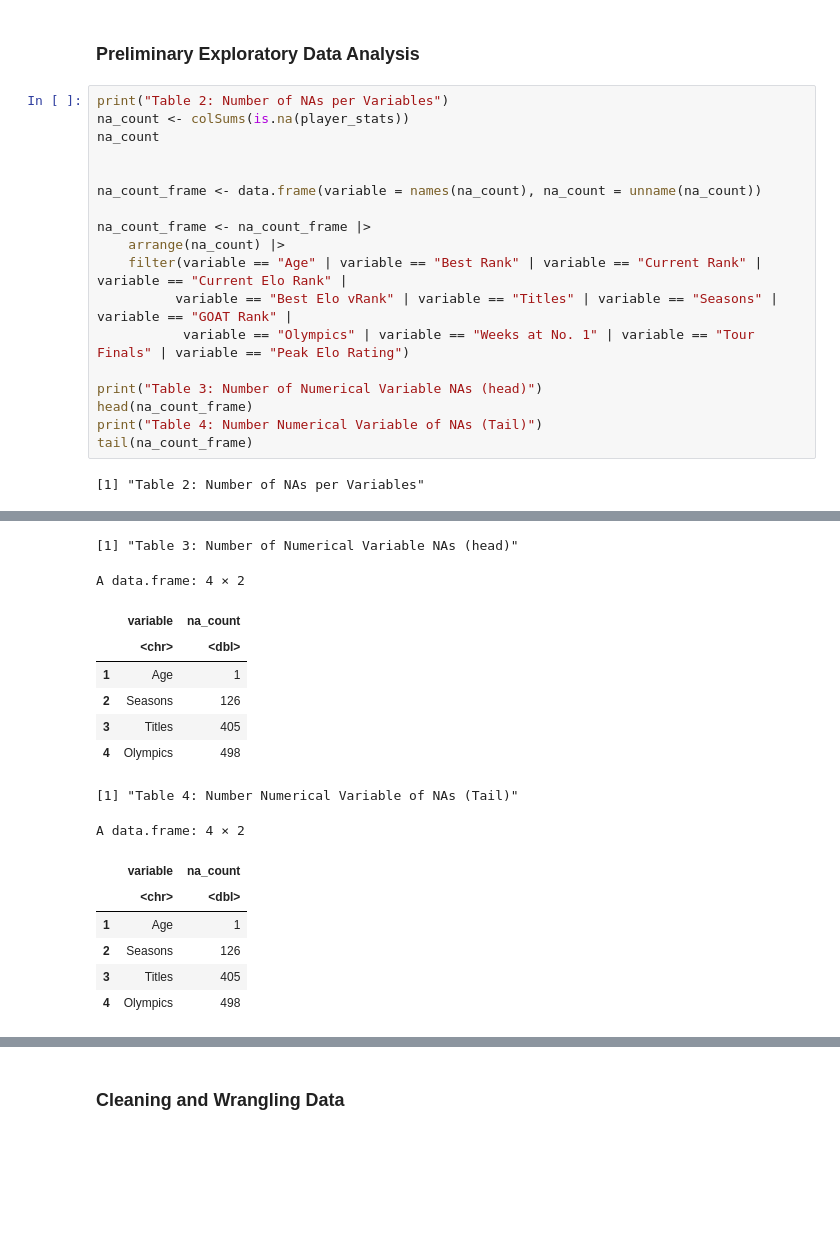
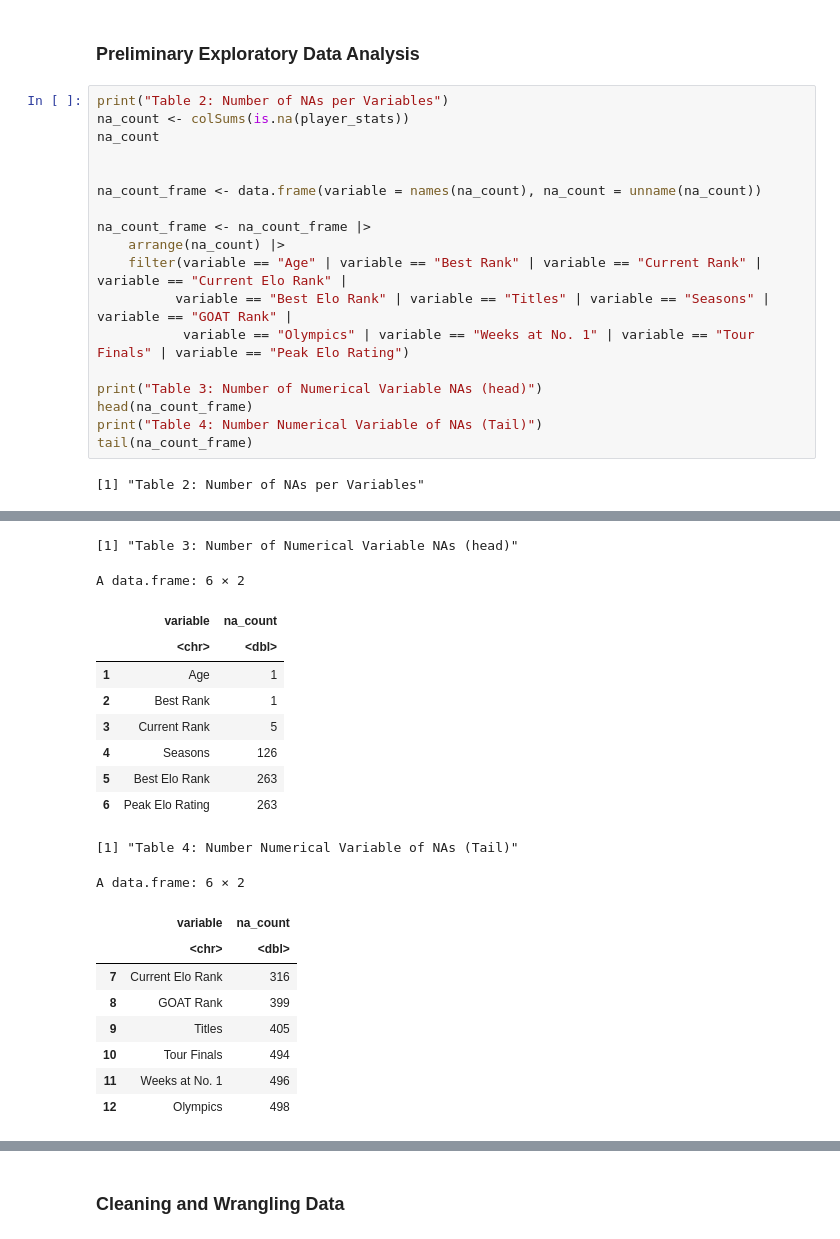
Before and after one commit to HarmanSandhu179/DSCI-100-Group-Project, a Jupyter notebook: group_project_report.ipynb, the cells around one changed output, grey strips where cells are left out. Cells and saved outputs as stored; diff of their text form; blank space fills up the shorter version.

Commit message:
Changed predictor variables to test para.

```diff
--- a/group_project_report.ipynb
+++ b/group_project_report.ipynb
@@ -54,7 +54,7 @@ na_count_frame <- data.frame(variable = names(na_count), na_count = unname(na_co
 na_count_frame <- na_count_frame |>
     arrange(na_count) |>
     filter(variable == "Age" | variable == "Best Rank" | variable == "Current Rank" | variable == "Current Elo Rank" |
-          variable == "Best Elo vRank" | variable == "Titles" | variable == "Seasons" | variable == "GOAT Rank" |
+          variable == "Best Elo Rank" | variable == "Titles" | variable == "Seasons" | variable == "GOAT Rank" |
            variable == "Olympics" | variable == "Weeks at No. 1" | variable == "Tour Finals" | variable == "Peak Elo Rating")
 
 print("Table 3: Number of Numerical Variable NAs (head)")
@@ -85,20 +85,24 @@ tail(na_count_frame)
              496              494
 [1] "Table 3: Number of Numerical Variable NAs (head)"
-A data.frame: 4 × 2
+A data.frame: 6 × 2
 |  | variable | na_count |
 |  | <chr> | <dbl> |
 | 1 | Age | 1 |
-| 2 | Seasons | 126 |
-| 3 | Titles | 405 |
-| 4 | Olympics | 498 |
+| 2 | Best Rank | 1 |
+| 3 | Current Rank | 5 |
+| 4 | Seasons | 126 |
+| 5 | Best Elo Rank | 263 |
+| 6 | Peak Elo Rating | 263 |
 [1] "Table 4: Number Numerical Variable of NAs (Tail)"
-A data.frame: 4 × 2
+A data.frame: 6 × 2
 |  | variable | na_count |
 |  | <chr> | <dbl> |
-| 1 | Age | 1 |
-| 2 | Seasons | 126 |
-| 3 | Titles | 405 |
-| 4 | Olympics | 498 |
+| 7 | Current Elo Rank | 316 |
+| 8 | GOAT Rank | 399 |
+| 9 | Titles | 405 |
+| 10 | Tour Finals | 494 |
+| 11 | Weeks at No. 1 | 496 |
+| 12 | Olympics | 498 |
 # %% [markdown]
 ### Selecting Predictor Variables To Test
 
```
Also changed, not shown: parts of 2 cells of this notebook.
